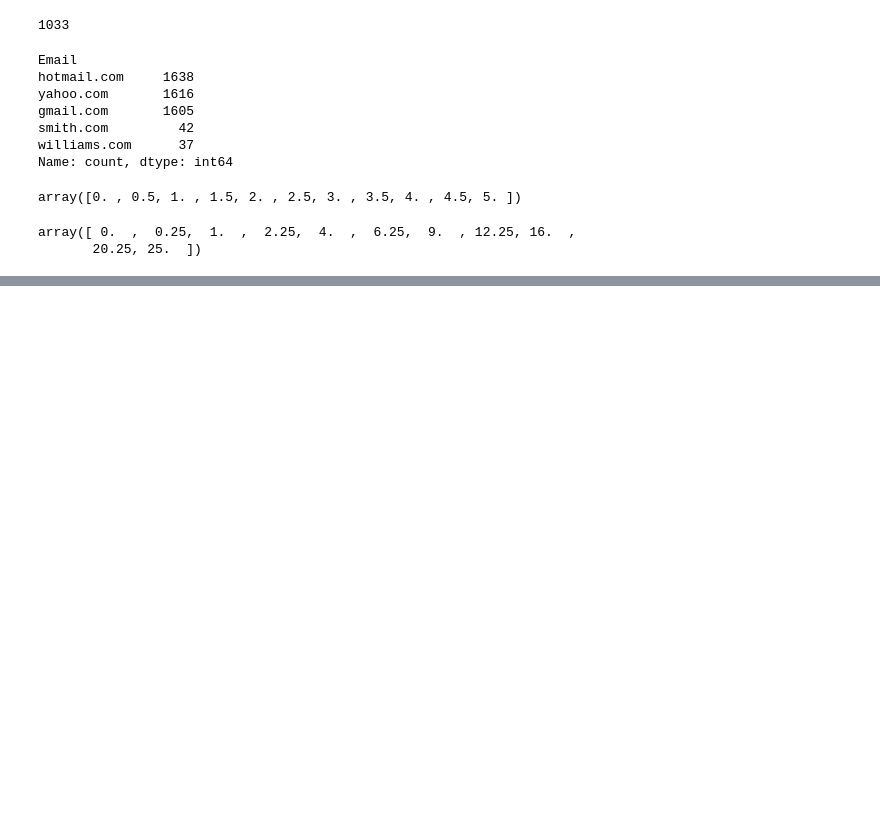
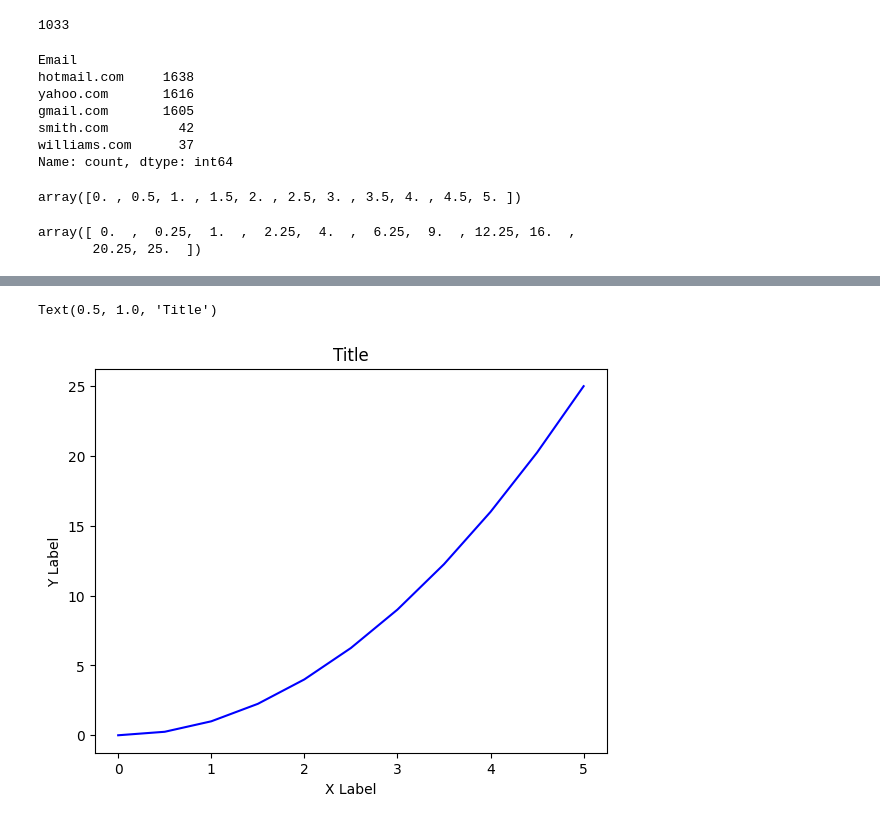
Before and after one commit to yashkuceriya/pythonprac, a Jupyter notebook: Mlds.ipynb, the cells around one changed output, grey strips where cells are left out. Cells and saved outputs as stored; diff of their text form; code cells hidden in the pictures; blank space fills up the shorter version.

```diff
--- a/Mlds.ipynb
+++ b/Mlds.ipynb
@@ -1024,0 +1040,12 @@ array([ 0.  ,  0.25,  1.  ,  2.25,  4.  ,  6.25,  9.  , 12.25, 16.  ,
+# %%
+# Create Figure (empty canvas)
+fig = plt.figure()
+# Add set of axes to figure
+axes = fig.add_axes([0.1, 0.1, 0.8, 0.8]) # left, bottom, width, height (range 0 to 1)
+axes.plot(x, y, 'b')
+axes.set_xlabel('X Label')
+axes.set_ylabel('Y Label')
+axes.set_title('Title')
+# %% [output]
+Text(0.5, 1.0, 'Title')
+[figure, added]
```
Also changed, not shown: parts of 12 cells of this notebook.
